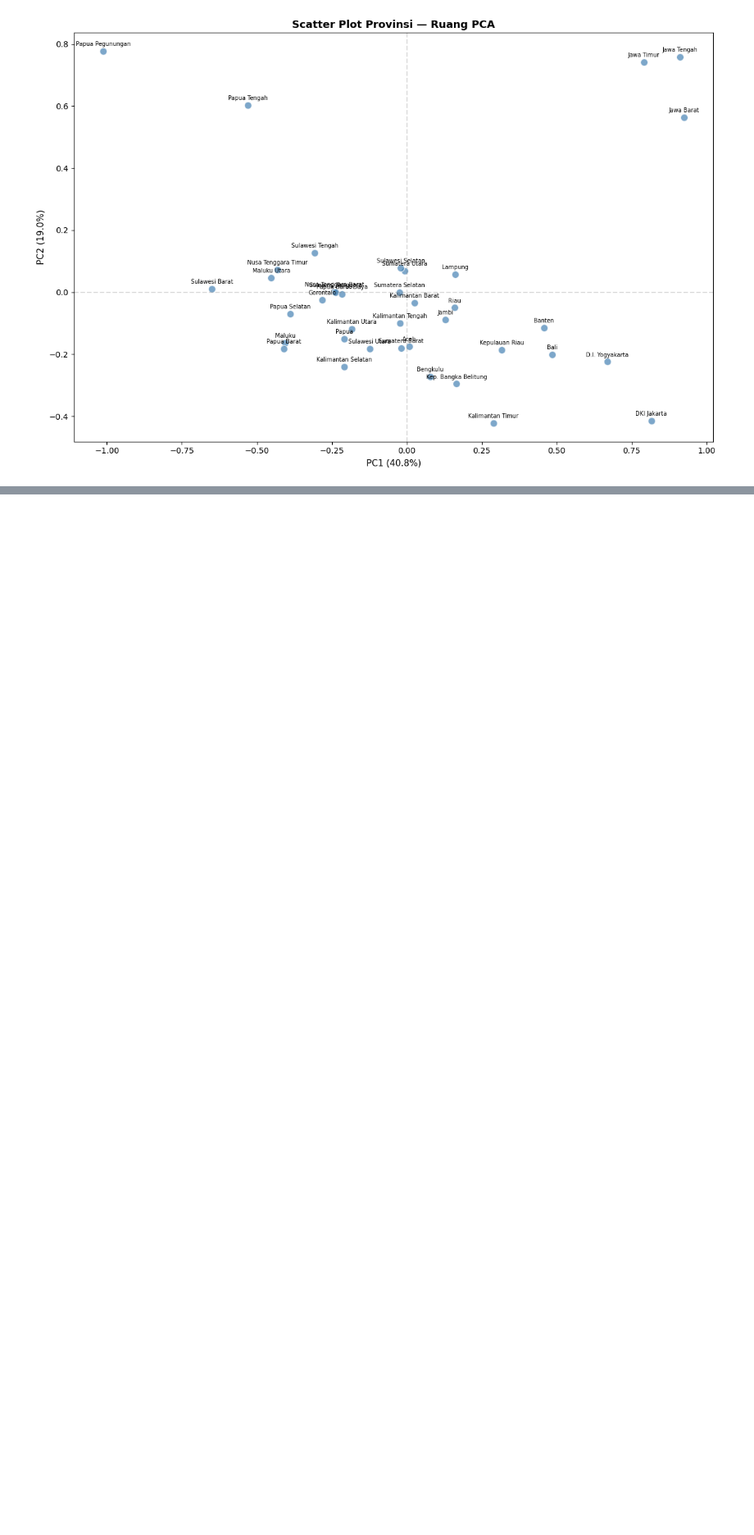
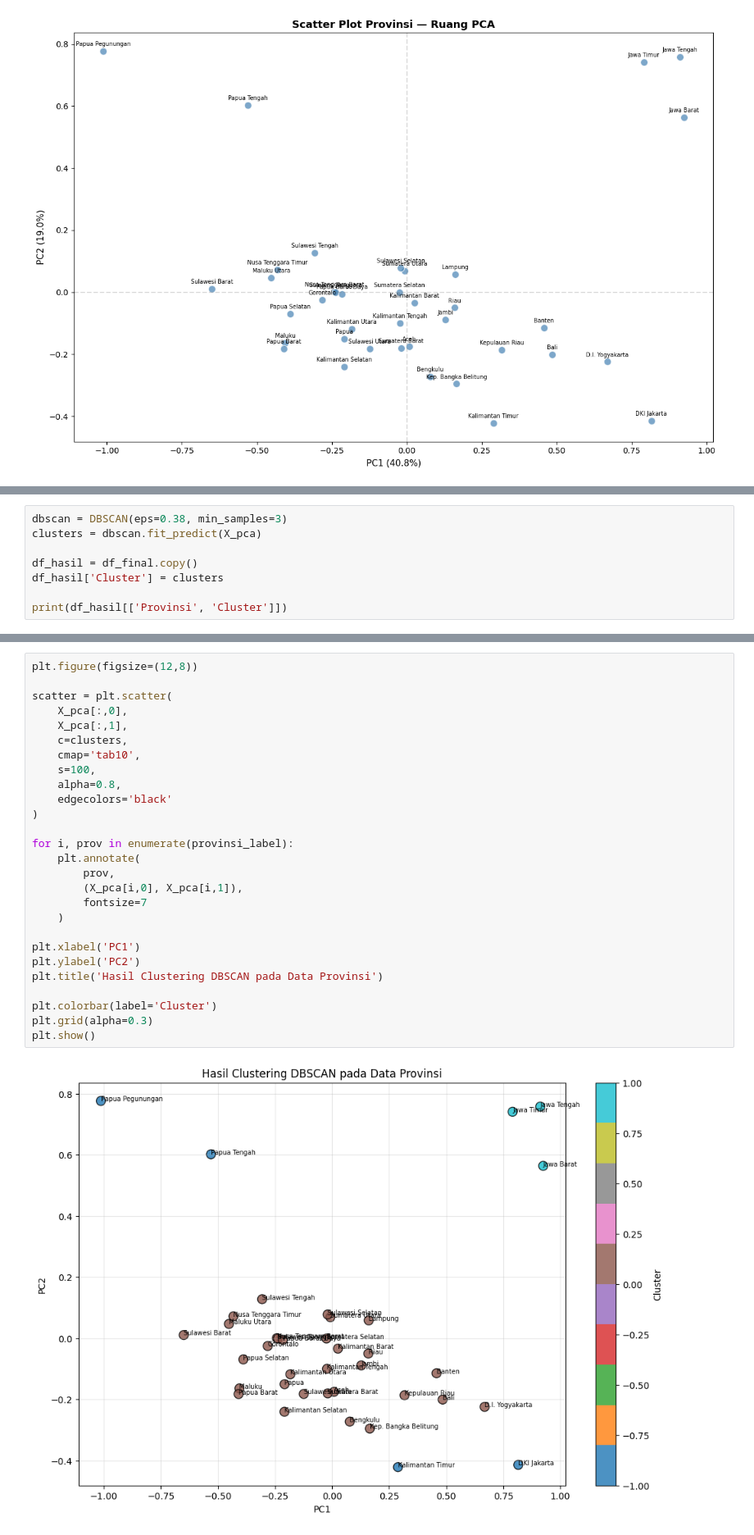
Before and after one commit to mmalveaffs-beep/DatMin---Clustering-UMKM, a Jupyter notebook: maincode.ipynb, the cells around one changed output, grey strips where cells are left out. Shown at 82% size. Saved outputs shown, nothing was run; the diff lists cells and outputs as text; blank space fills up the shorter version.

```diff
--- a/maincode.ipynb
+++ b/maincode.ipynb
@@ -445,0 +474,8 @@ plt.show()
+# %%
+dbscan = DBSCAN(eps=0.38, min_samples=3)
+clusters = dbscan.fit_predict(X_pca)
+
+df_hasil = df_final.copy()
+df_hasil['Cluster'] = clusters
+
+print(df_hasil[['Provinsi', 'Cluster']])
@@ -445,0 +516,29 @@ plt.show()
+# %%
+plt.figure(figsize=(12,8))
+
+scatter = plt.scatter(
+    X_pca[:,0],
+    X_pca[:,1],
+    c=clusters,
+    cmap='tab10',
+    s=100,
+    alpha=0.8,
+    edgecolors='black'
+)
+
+for i, prov in enumerate(provinsi_label):
+    plt.annotate(
+        prov,
+        (X_pca[i,0], X_pca[i,1]),
+        fontsize=7
+    )
+
+plt.xlabel('PC1')
+plt.ylabel('PC2')
+plt.title('Hasil Clustering DBSCAN pada Data Provinsi')
+
+plt.colorbar(label='Cluster')
+plt.grid(alpha=0.3)
+plt.show()
+# %% [output]
+[figure, added]
```
Also changed, not shown: parts of 13 cells of this notebook.
